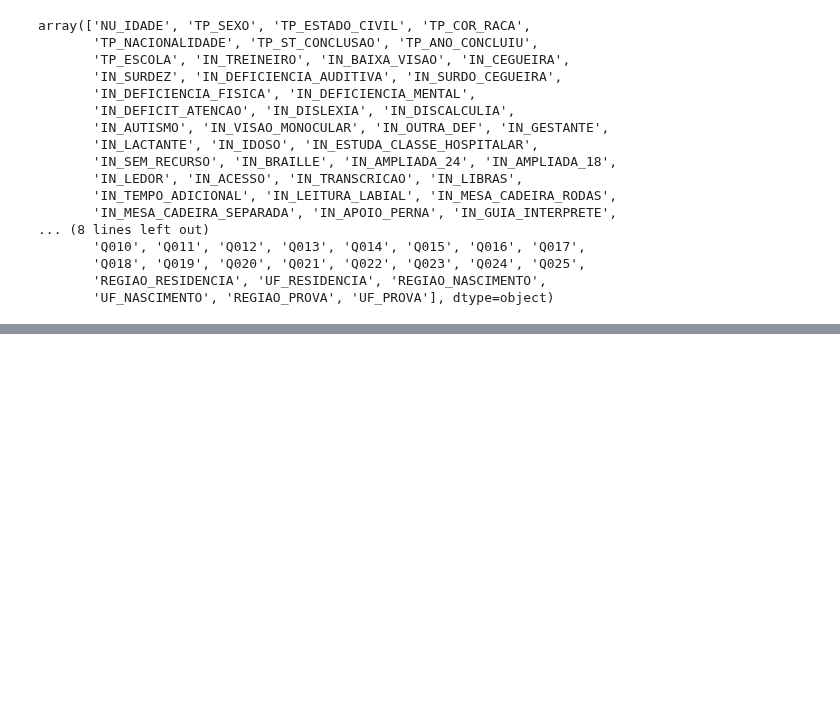
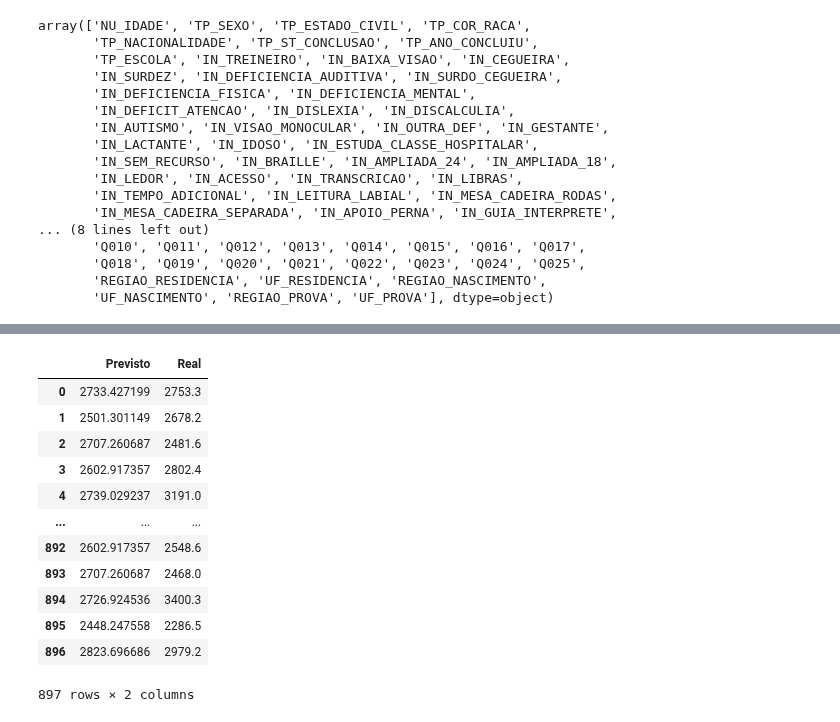
Before and after one commit to inf032/introducaoML, a Jupyter notebook: ENEM.ipynb, the cells around one changed output, grey strips where cells are left out. Saved outputs shown, nothing was run; the diff lists cells and outputs as text; code cells hidden in the pictures; blank space fills up the shorter version.

```diff
--- a/ENEM.ipynb
+++ b/ENEM.ipynb
@@ -321,0 +361,22 @@ vc.show()
+# %%
+modelo = Pipeline(steps=[('step_one', col_transformer), ('ss',  StandardScaler()),
+                         ('imputer', ImputerWithMissingMark(imputer=SimpleImputer())),
+                         ('estimator',  AdaBoostRegressor())]).fit(X_train_processada, y_train)
+
+resultados = pd.DataFrame(data = [modelo.predict(X_test_processada), y_test]).T
+resultados.columns = ['Previsto', 'Real']
+resultados
+# %% [output]
+|  | Previsto | Real |
+| 0 | 2733.427199 | 2753.3 |
+| 1 | 2501.301149 | 2678.2 |
+| 2 | 2707.260687 | 2481.6 |
+| 3 | 2602.917357 | 2802.4 |
+| 4 | 2739.029237 | 3191.0 |
+| ... | ... | ... |
+| 892 | 2602.917357 | 2548.6 |
+| 893 | 2707.260687 | 2468.0 |
+| 894 | 2726.924536 | 3400.3 |
+| 895 | 2448.247558 | 2286.5 |
+| 896 | 2823.696686 | 2979.2 |
+897 rows × 2 columns
```
Also changed, not shown: parts of 11 cells of this notebook.
